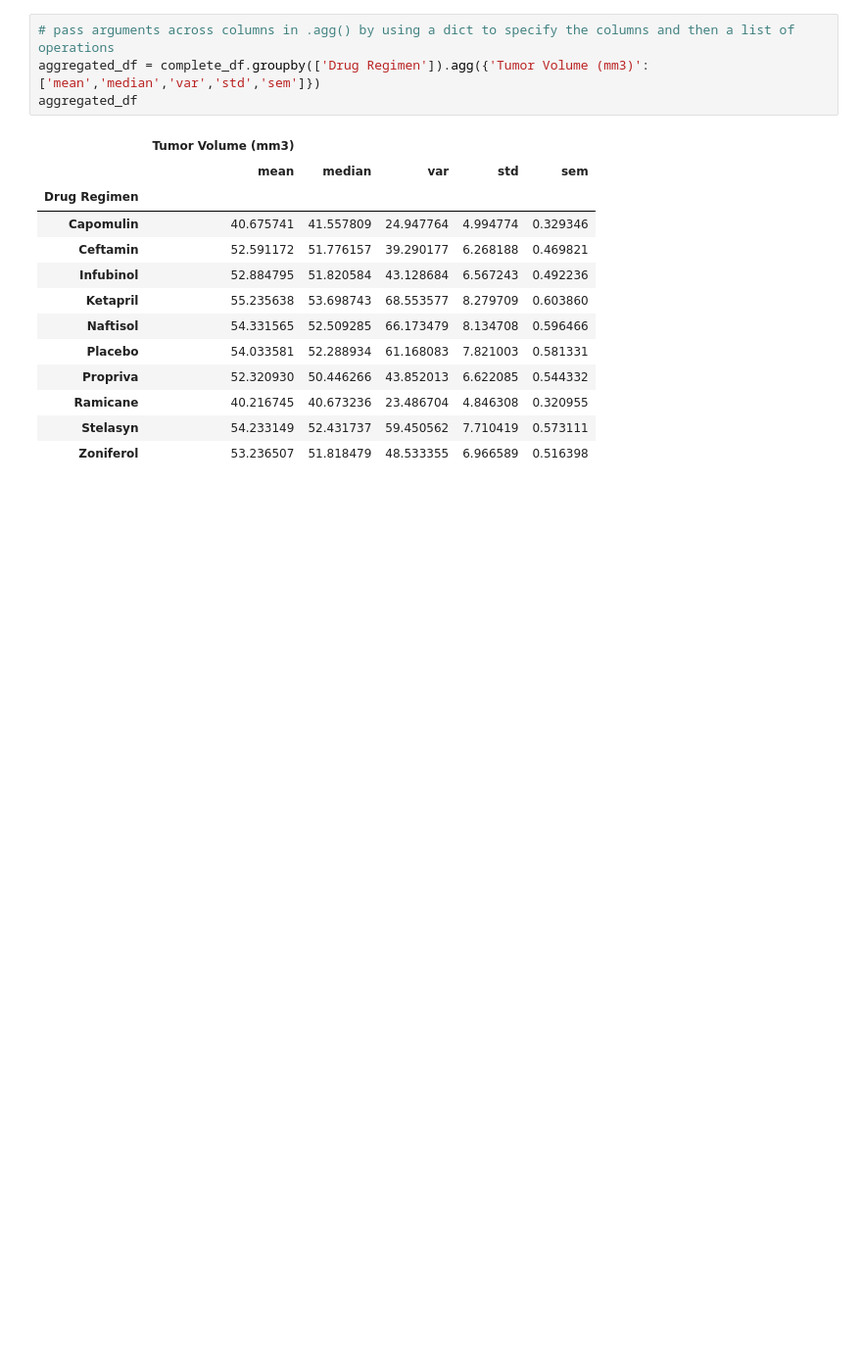
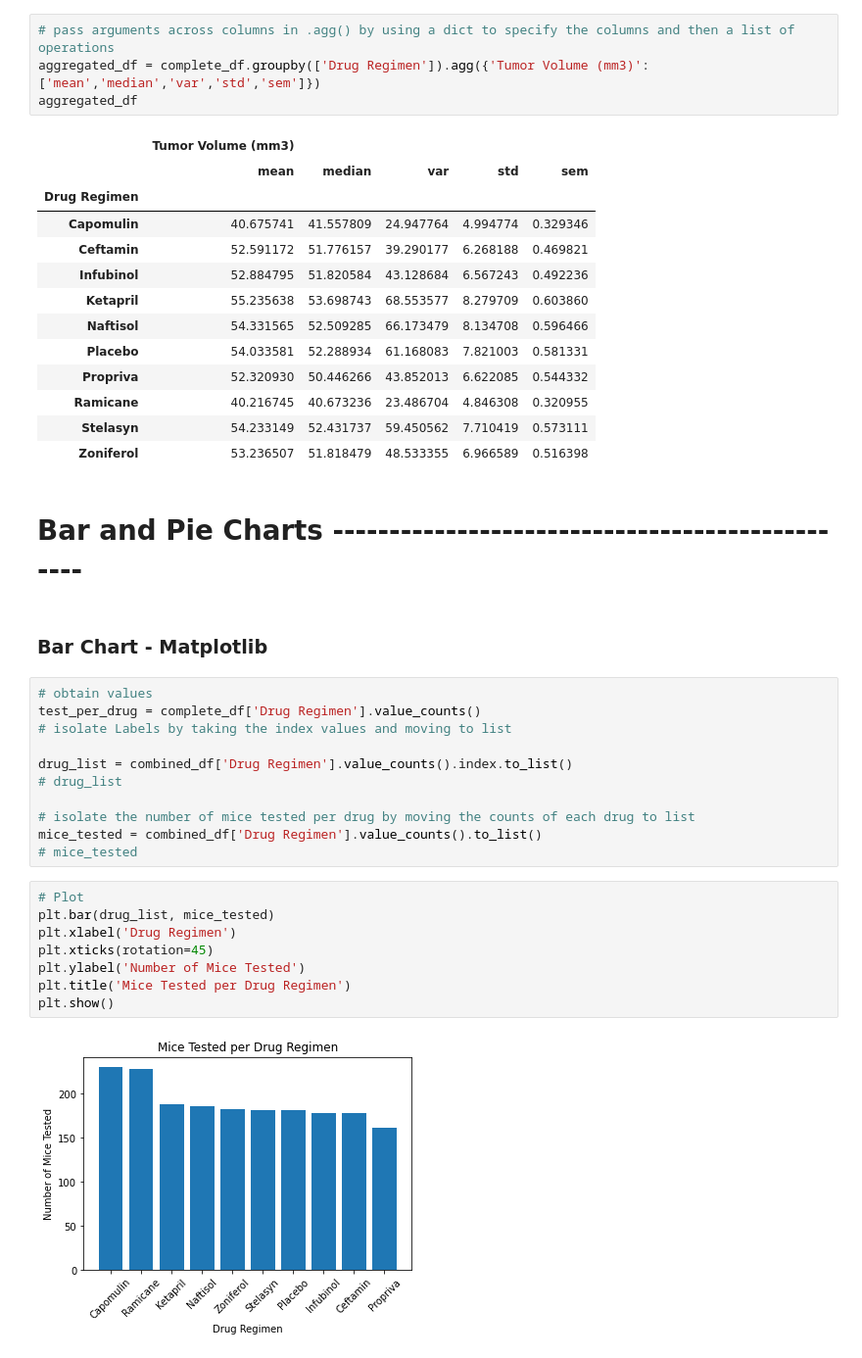
Before and after one commit to HendersonAlec2212/matplotlib-challenge, a Jupyter notebook: pymaceuticals.ipynb, the cells around one changed output. Shown at 98% size. Cells and saved outputs as stored; diff of their text form; blank space fills up the shorter version.

Commit message:
finished bar and pie charts

```diff
--- a/pymaceuticals.ipynb
+++ b/pymaceuticals.ipynb
@@ -258,3 +282,28 @@ aggregated_df
 | Ramicane | 40.216745 | 40.673236 | 23.486704 | 4.846308 | 0.320955 |
 | Stelasyn | 54.233149 | 52.431737 | 59.450562 | 7.710419 | 0.573111 |
 | Zoniferol | 53.236507 | 51.818479 | 48.533355 | 6.966589 | 0.516398 |
+# %% [markdown]
+# Bar and Pie Charts ------------------------------------------------
+# %% [markdown]
+### Bar Chart - Matplotlib
+# %%
+# obtain values
+test_per_drug = complete_df['Drug Regimen'].value_counts()
+# isolate Labels by taking the index values and moving to list
+
+drug_list = combined_df['Drug Regimen'].value_counts().index.to_list()
+# drug_list
+
+# isolate the number of mice tested per drug by moving the counts of each drug to list
+mice_tested = combined_df['Drug Regimen'].value_counts().to_list()
+# mice_tested
+# %%
+# Plot
+plt.bar(drug_list, mice_tested)
+plt.xlabel('Drug Regimen')
+plt.xticks(rotation=45)
+plt.ylabel('Number of Mice Tested')
+plt.title('Mice Tested per Drug Regimen')
+plt.show()
+# %% [output]
+[figure, added]
```
Also changed, not shown: parts of 12 cells of this notebook.
